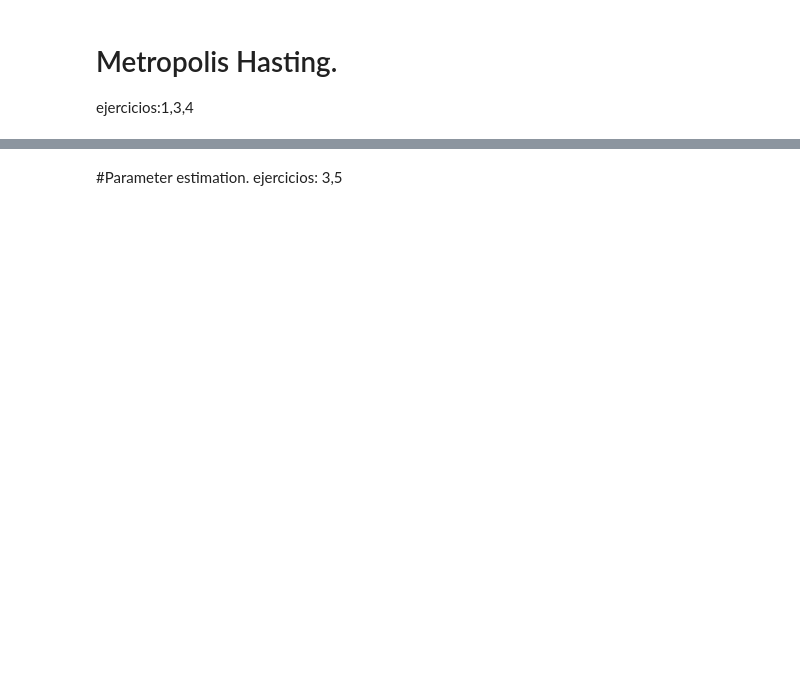
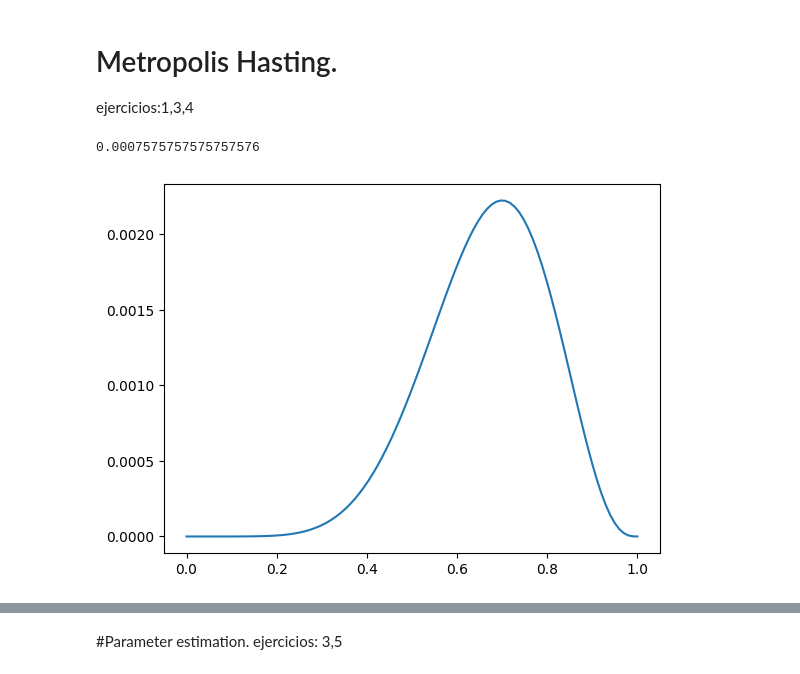
Before and after one commit to Sebaspm05/Metodos1_JuanSebastianPabon-KarenPolo, a Jupyter notebook: Taller 4/Metodos_Taller4.ipynb, the cells around one changed output, grey strips where cells are left out. Saved outputs shown, nothing was run; the diff lists cells and outputs as text; code cells hidden in the pictures; blank space fills up the shorter version.

```diff
--- a/Taller 4/Metodos_Taller4.ipynb
+++ b/Taller 4/Metodos_Taller4.ipynb
@@ -165,3 +176,50 @@ g) Terminar
 # %% [markdown]
 # Metropolis Hasting.
 ejercicios:1,3,4
+# %%
+
+def prior(p):
+    return np.piecewise(p,[p>=0 and p<= 1, p<0 and p>1],[lambda p:1,lambda p:0]) #funcion a trozos
+
+prior = np.vectorize(prior)
+
+def likelihood (p,r,n): #likelihood binomial
+    return p**r*(1-p)**(n-r)
+
+def Posterior(p,r,n):
+    return likelihood(p,r,n)*prior(p)
+
+p= np.linspace(0,1,100)
+r=7
+n=10
+post= Posterior(p,r,n)
+
+plt.plot(p,post)
+
+def metropolis(x0,Posterior,Nstep=int(1e4),delta=0.4): #Utilizamos la funcion de metropolis
+
+    x= np.zeros((Nstep,1))
+    #Prior
+    x[0]= x0
+
+    for i in tqdm(range(1,Nstep)):
+        P0= Posterior(x[i-1],r,n)
+        xf=x[i-1]+delta*2*(np.random.rand()-0.5)
+        P1= Posterior(xf,r,n)
+        alpha = np.minimum(1,P1/P0)
+        g= np.random.rand()
+        if alpha > g:
+            x[i,0]= xf
+        else:
+            x[i,:]= x[i-1,:]
+
+
+    return x[100:,:]
+
+init= np.array([0.2])
+MCMC= metropolis(init,Posterior)
+I,_ = integrate.quad(Posterior,p[0],p[-1],args=(r,n))
+I
+# %% [output]
+0.0007575757575757576
+[figure, added]
```
Also changed, not shown: parts of 10 cells of this notebook.
